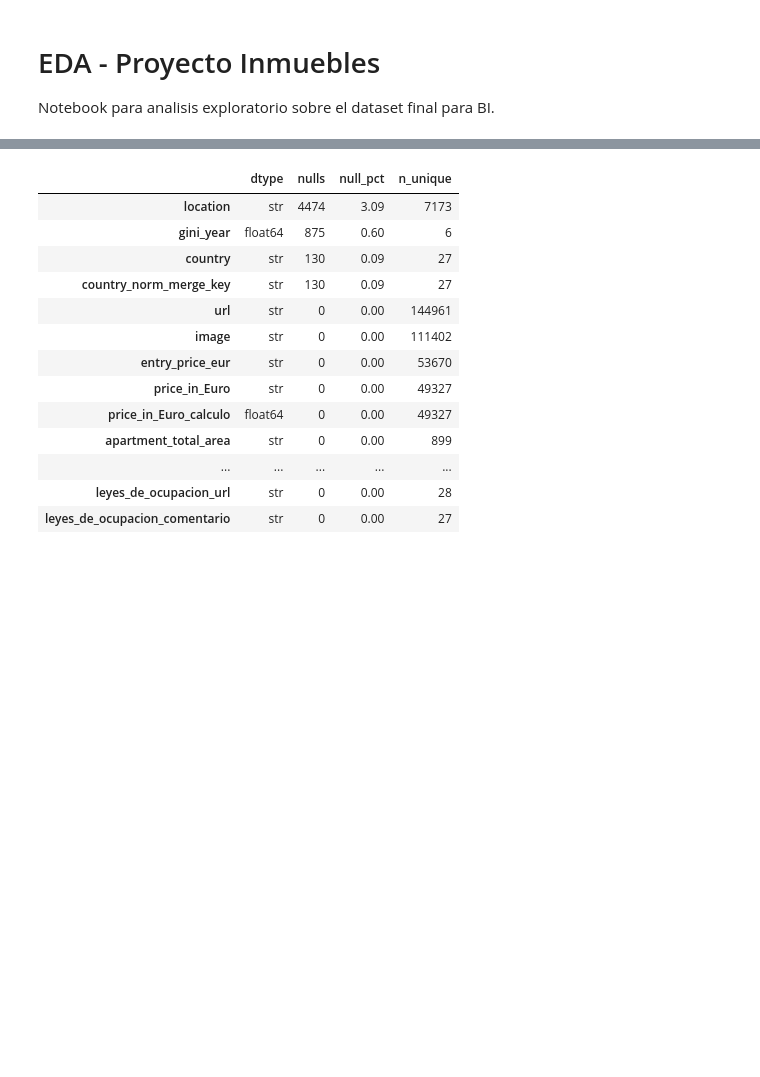
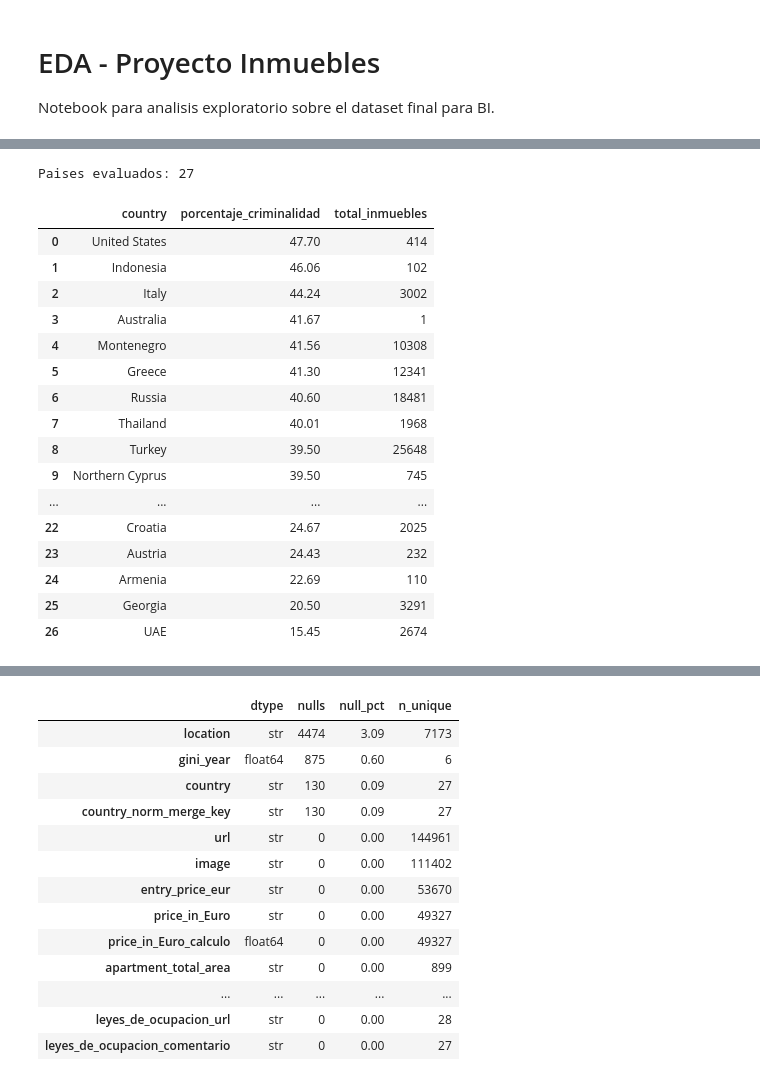
Before and after one commit to 313danielscv-pixel/Proyecto_Inmuebles, a Jupyter notebook: proyecto-inmobiliario-global/procesamiento/procesamiento.ipynb, the cells around one changed output, grey strips where cells are left out. Cells and saved outputs as stored; diff of their text form; code cells hidden in the pictures; blank space fills up the shorter version.

```diff
--- a/proyecto-inmobiliario-global/procesamiento/procesamiento.ipynb
+++ b/proyecto-inmobiliario-global/procesamiento/procesamiento.ipynb
@@ -28,0 +69,40 @@ Columnas: 39
+# %%
+# KPI 3: Lista de paises con porcentaje de criminalidad (crime_index)
+if {'country', 'crime_index'}.issubset(df.columns):
+    crime_country = (
+        df.assign(crime_index_num=pd.to_numeric(df['crime_index'], errors='coerce'))
+          .dropna(subset=['country', 'crime_index_num'])
+          .groupby('country', as_index=False)
+          .agg(
+              porcentaje_criminalidad=('crime_index_num', 'mean'),
+              total_inmuebles=('country', 'size')
+          )
+          .sort_values('porcentaje_criminalidad', ascending=False)
+          .reset_index(drop=True)
+    )
+
+    crime_country['porcentaje_criminalidad'] = crime_country['porcentaje_criminalidad'].round(2)
+
+    print(f'Paises evaluados: {len(crime_country)}')
+    display(crime_country)
+else:
+    print("No existen columnas requeridas: 'country' y/o 'crime_index'.")
+# %% [output]
+Paises evaluados: 27
+|  | country | porcentaje_criminalidad | total_inmuebles |
+| 0 | United States | 47.70 | 414 |
+| 1 | Indonesia | 46.06 | 102 |
+| 2 | Italy | 44.24 | 3002 |
+| 3 | Australia | 41.67 | 1 |
+| 4 | Montenegro | 41.56 | 10308 |
+| 5 | Greece | 41.30 | 12341 |
+| 6 | Russia | 40.60 | 18481 |
+| 7 | Thailand | 40.01 | 1968 |
+| 8 | Turkey | 39.50 | 25648 |
+| 9 | Northern Cyprus | 39.50 | 745 |
+| ... | ... | ... | ... |
+| 22 | Croatia | 24.67 | 2025 |
+| 23 | Austria | 24.43 | 232 |
+| 24 | Armenia | 22.69 | 110 |
+| 25 | Georgia | 20.50 | 3291 |
+| 26 | UAE | 15.45 | 2674 |
```
Also changed, not shown: parts of 3 cells of this notebook, 16 other files.
